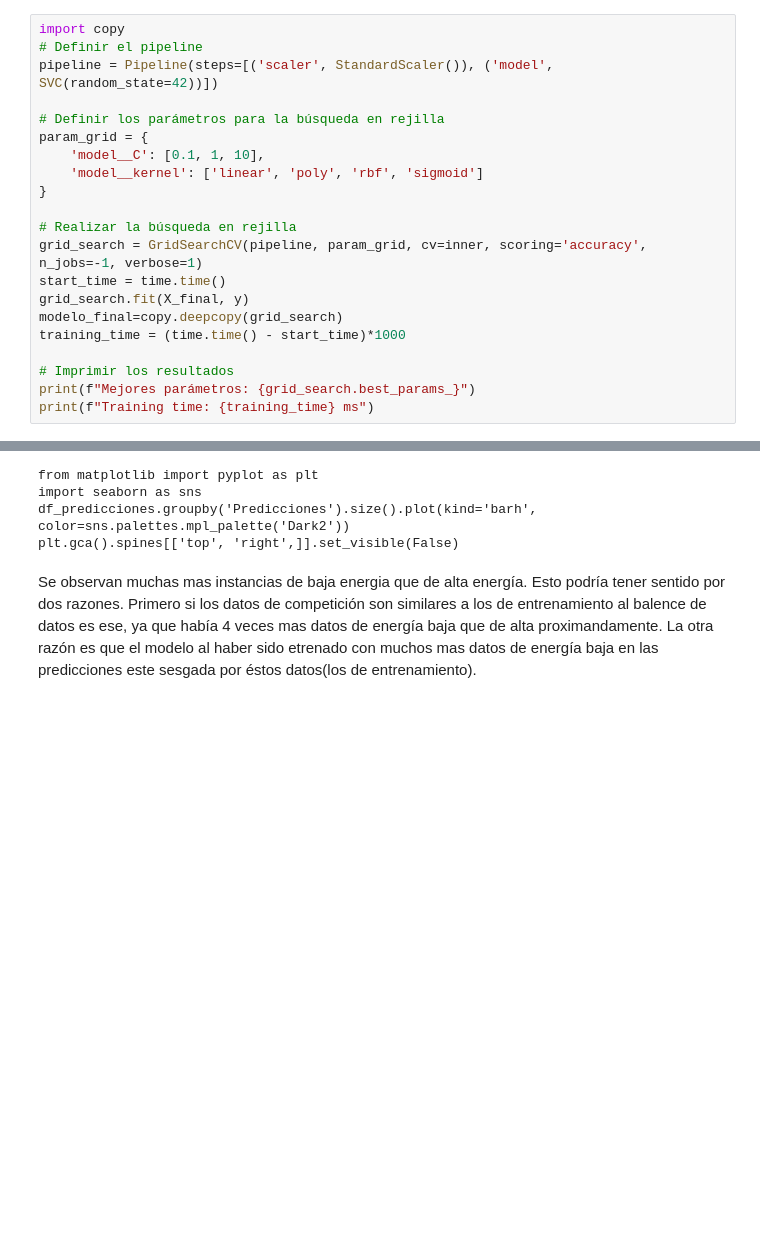
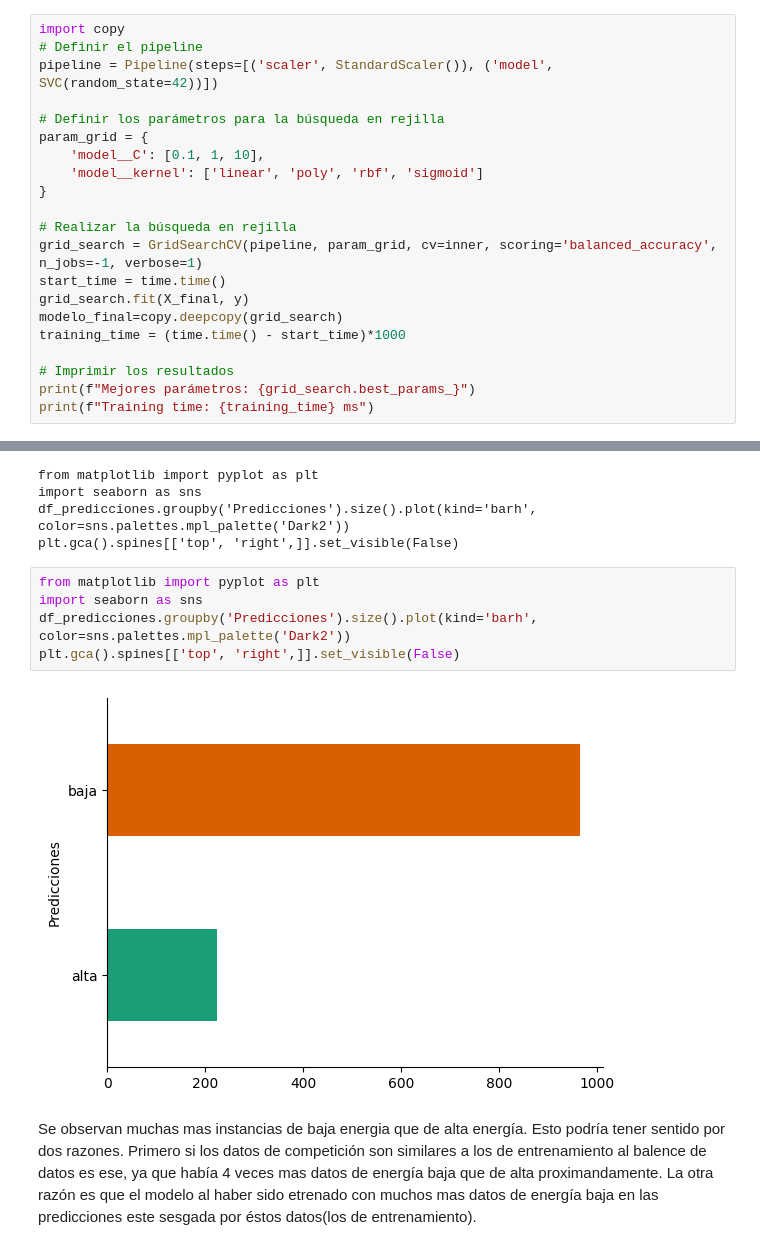
Before and after one commit to Mariolh33/G2_100472188_100429058, a Jupyter notebook: Clasificacion.ipynb, the cells around one changed output, grey strips where cells are left out. Drawn from its saved outputs; the diff is of its cells as text; blank space fills up the shorter version.

```diff
--- a/Clasificacion.ipynb
+++ b/Clasificacion.ipynb
@@ -336,7 +336,7 @@ param_grid = {
 }
 
 # Realizar la búsqueda en rejilla
-grid_search = GridSearchCV(pipeline, param_grid, cv=inner, scoring='accuracy', n_jobs=-1, verbose=1)
+grid_search = GridSearchCV(pipeline, param_grid, cv=inner, scoring='balanced_accuracy', n_jobs=-1, verbose=1)
 start_time = time.time()
 grid_search.fit(X_final, y)
 modelo_final=copy.deepcopy(grid_search)
@@ -416,6 +416,13 @@ from matplotlib import pyplot as plt
 import seaborn as sns
 df_predicciones.groupby('Predicciones').size().plot(kind='barh', color=sns.palettes.mpl_palette('Dark2'))
 plt.gca().spines[['top', 'right',]].set_visible(False)
+# %%
+from matplotlib import pyplot as plt
+import seaborn as sns
+df_predicciones.groupby('Predicciones').size().plot(kind='barh', color=sns.palettes.mpl_palette('Dark2'))
+plt.gca().spines[['top', 'right',]].set_visible(False)
+# %% [output]
+[figure, added]
 # %% [markdown]
 Se observan muchas mas instancias de baja energia que de alta energía.
 Esto podría tener sentido por dos razones. Primero si los datos de competición son similares a los de entrenamiento al balence de datos es ese, ya que había 4 veces mas datos de energía baja que de alta proximandamente. La otra razón es que el modelo al haber sido etrenado con muchos mas datos de energía baja en las predicciones este sesgada por éstos datos(los de entrenamiento).
```
Also changed, not shown: parts of 11 cells of this notebook.
